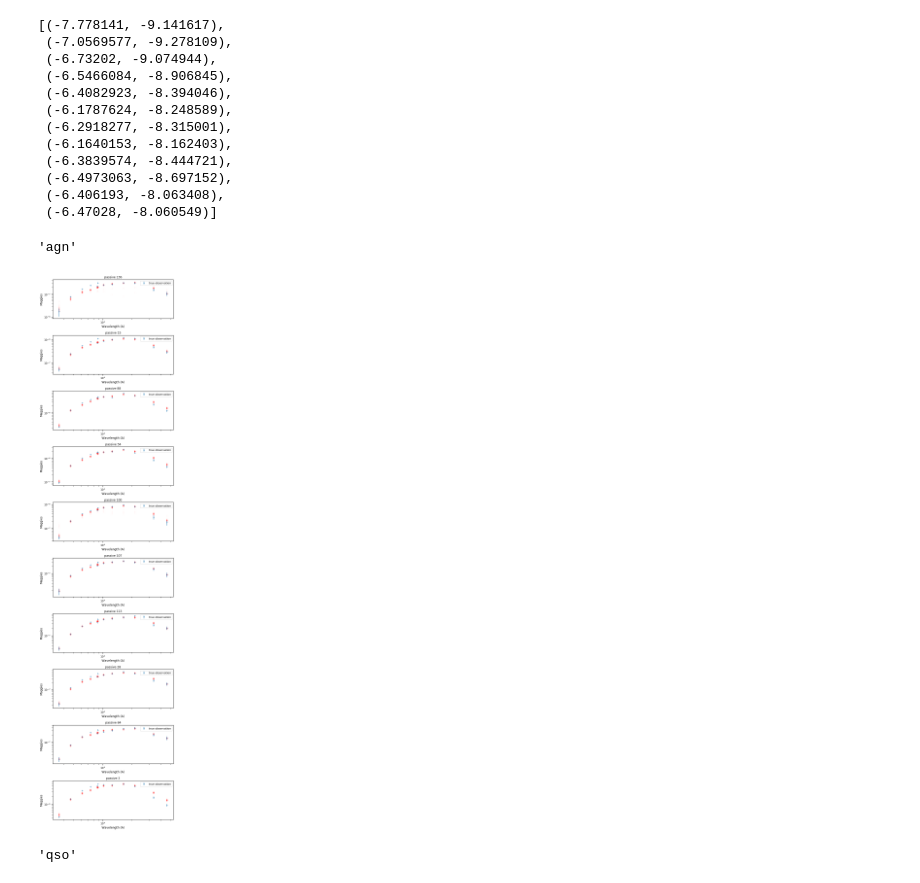
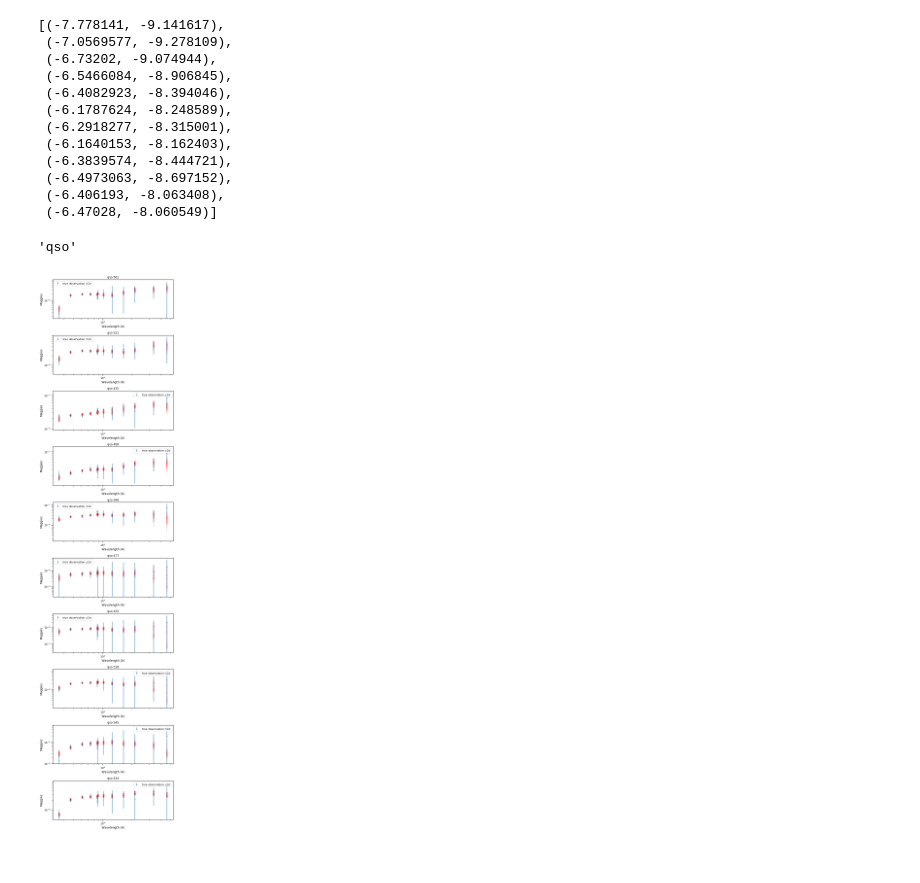
Before and after one commit to mwalmsley/agnfinder, a Jupyter notebook: notebooks/fitting_real_galaxies/results_on_uk_ir_selection.ipynb, the cells around one changed output. Drawn from its saved outputs; the diff is of its cells as text; code cells hidden in the pictures.

```diff
--- a/notebooks/fitting_real_galaxies/results_on_uk_ir_selection.ipynb
+++ b/notebooks/fitting_real_galaxies/results_on_uk_ir_selection.ipynb
@@ -25,7 +25,7 @@ os.chdir('/home/mike/repos/agnfinder')
 # %%
 params = ['mass', 'dust2', 'tage', 'tau', 'agn_disk_scaling', 'agn_eb_v', 'agn_torus_scaling']
 # save_dir = 'results/emulated_sampling/real'
-save_dir = '/media/mike/beta/agnfinder_results/uk_ir_selection_577_variable_unc'
+save_dir = '/media/mike/beta/agnfinder_results/uk_ir_selection_577_inc'
 
 galaxy_locs = glob.glob(save_dir + '/galaxy*.h5')
 assert galaxy_locs
@@ -175,10 +177,10 @@ def plot_galaxy(galaxy, ax, emulator, wavelengths):
     sample_photometry = deep_emulator.denormalise_photometry(emulator(params_with_redshift)).numpy()
     np.random.shuffle(sample_photometry)
 
-    ax.errorbar(wavelengths, true_photometry, label='true observation', marker='+', linestyle='', yerr=galaxy['uncertainty'])
+    ax.errorbar(wavelengths, true_photometry, label=r'true observation $\pm 2\sigma$', marker='+', linestyle='', yerr=galaxy['uncertainty']*2)
     ax.set_yscale('log')
     ax.set_xscale('log')
-    for trace in sample_photometry[:100]:
+    for trace in sample_photometry[:500]:
         ax.scatter(wavelengths, trace, color='r', marker='+', alpha=0.02)
     ax.legend()
     ax.set_title('{} {}'.format(galaxy['rf_class'], galaxy['name']))
@@ -187,27 +189,25 @@ def plot_galaxy(galaxy, ax, emulator, wavelengths):
 # %%
 galaxy['rf_class']
 # %% [output]
-'agn'
+'qso'
 # %%
 n_galaxies = 10
 
 fig, axes = plt.subplots(nrows=n_galaxies, figsize=(8, 32))
 
 n = 0
 for galaxy in galaxies:
-    if galaxy['rf_class'] == 'passive':
+    if galaxy['rf_class'] == 'qso':
         ax = axes[n]
         plot_galaxy(galaxy, ax, emulator, wavelengths)
         n += 1
     if n >= n_galaxies:
         break
 plt.tight_layout()
 # %% [output]
-[figure, old version]
+[figure, new version]
 # %%
 galaxy['rf_class']
-# %% [output]
-'qso'
 # %%
 data = []
 for galaxy in galaxies:
```
Also changed, not shown: parts of 21 cells of this notebook, 1 other file.
